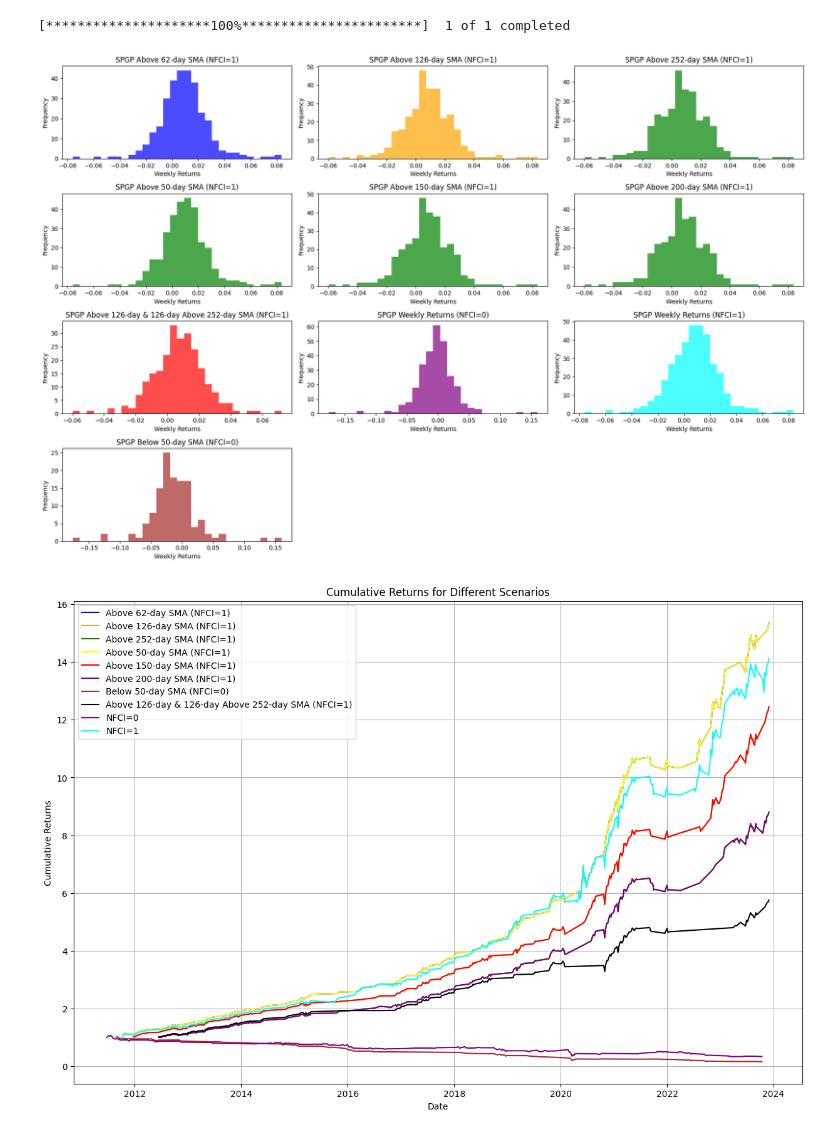
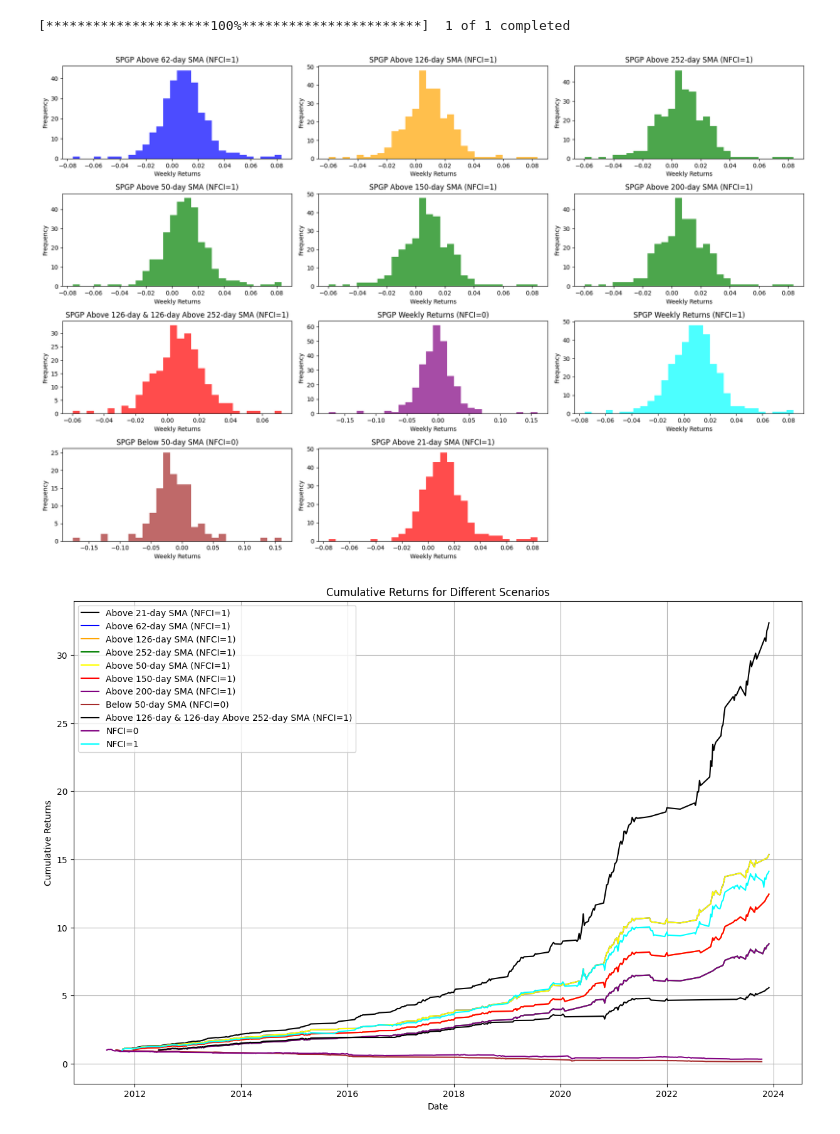
Before and after one commit to dkn-maida/farscape-investment, a Jupyter notebook: usa/sma_filter.ipynb, the cells around one changed output. Cells and saved outputs as stored; diff of their text form; code cells hidden in the pictures.

```diff
--- a/usa/sma_filter.ipynb
+++ b/usa/sma_filter.ipynb
@@ -17,18 +17,20 @@ nfci_data['nfci_sma_14'] = nfci_data['NFCI'].rolling(window=2).mean()
 nfci_data['nfci_sma_14_shifted'] = nfci_data['nfci_sma_14'].shift(1)
 
 # Calculate the SMAs for SPGP on daily data
-sma_62 = spgp_data.rolling(window=62).mean()
-sma_126 = spgp_data.rolling(window=126).mean()
-sma_252 = spgp_data.rolling(window=252).mean()
-sma_50 = spgp_data.rolling(window=50).mean()
-sma_150 = spgp_data.rolling(window=150).mean()
-sma_200 = spgp_data.rolling(window=200).mean()
-sma_100 = spgp_data.rolling(window=100).mean()
+sma_21 = spgp_data.rolling(window=21).mean().shift()
+sma_62 = spgp_data.rolling(window=62).mean().shift()
+sma_126 = spgp_data.rolling(window=126).mean().shift()
+sma_252 = spgp_data.rolling(window=252).mean().shift()
+sma_50 = spgp_data.rolling(window=50).mean().shift()
+sma_150 = spgp_data.rolling(window=150).mean().shift()
+sma_200 = spgp_data.rolling(window=200).mean().shift()
+sma_100 = spgp_data.rolling(window=100).mean().shift()
 
 # Resample SPGP data and SMA data to weekly frequency
 spgp_weekly = spgp_data.resample('W-FRI').last()
 spgp_weekly_returns = spgp_weekly.pct_change()
 
+weekly_sma_21 = sma_21.resample('W-FRI').last()
 weekly_sma_62 = sma_62.resample('W-FRI').last()
 weekly_sma_126 = sma_126.resample('W-FRI').last()
 weekly_sma_252 = sma_252.resample('W-FRI').last()
@@ -44,6 +46,7 @@ aligned_nfci_data = nfci_data.reindex(spgp_weekly.index, method='ffill')
 aligned_nfci_data['signal'] = np.where(aligned_nfci_data['NFCI'] < aligned_nfci_data['nfci_sma_14_shifted'], 1, 0)
 
 # Determine the conditions for SMA and NFCI signal
+above_21 = spgp_weekly > weekly_sma_21
 above_62 = spgp_weekly > weekly_sma_62
 above_126 = spgp_weekly > weekly_sma_126
 above_252 = spgp_weekly > weekly_sma_252
@@ -57,6 +60,7 @@ nfci_signal_0 = aligned_nfci_data['signal'] == 0
 nfci_signal_1 = aligned_nfci_data['signal'] == 1
 
 # Filter the weekly returns based on the conditions
+returns_above_21 = spgp_weekly_returns[above_21 & nfci_signal_1]
 returns_above_62 = spgp_weekly_returns[above_62 & nfci_signal_1]
 returns_above_126 = spgp_weekly_returns[above_126 & nfci_signal_1]
 returns_above_252 = spgp_weekly_returns[above_252 & nfci_signal_1]
@@ -72,6 +76,12 @@ returns_nfci_1 = spgp_weekly_returns[nfci_signal_1]
 plt.figure(figsize=(18, 12))
 
 # Histograms for SMA conditions with NFCI signal 1
+plt.subplot(4, 3, 11)
+plt.hist(returns_above_21.dropna(), bins=30, alpha=0.7, color='red')
+plt.title('SPGP Above 21-day SMA (NFCI=1)')
+plt.xlabel('Weekly Returns')
+plt.ylabel('Frequency')
+
 plt.subplot(4, 3, 1)
 plt.hist(returns_above_62.dropna(), bins=30, alpha=0.7, color='blue')
 plt.title('SPGP Above 62-day SMA (NFCI=1)')
@@ -140,6 +150,7 @@ plt.show()
 
 
 # Calculate cumulative returns for each condition
+cumulative_returns_above_21 = (1 + returns_above_21).cumprod()
 cumulative_returns_above_62 = (1 + returns_above_62).cumprod()
 cumulative_returns_above_126 = (1 + returns_above_126).cumprod()
 cumulative_returns_above_252 = (1 + returns_above_252).cumprod()
@@ -153,7 +164,7 @@ cumulative_returns_nfci_1 = (1 + returns_nfci_1).cumprod()
 
 # Plot the cumulative returns
 plt.figure(figsize=(15, 10))
-
+plt.plot(cumulative_returns_above_21, label='Above 21-day SMA (NFCI=1)', color='black')
 plt.plot(cumulative_returns_above_62, label='Above 62-day SMA (NFCI=1)', color='blue')
 plt.plot(cumulative_returns_above_126, label='Above 126-day SMA (NFCI=1)', color='orange')
 plt.plot(cumulative_returns_above_252, label='Above 252-day SMA (NFCI=1)', color='green')
@@ -173,35 +184,35 @@ plt.grid(True)
 plt.show()
 
 
 #Calculate Expected Value (mean) of weekly returns for each condition
 ev_above_62 = returns_above_62.mean()
 ev_above_126 = returns_above_126.mean()
 ev_above_252 = returns_above_252.mean()
 ev_above_50 = returns_above_50.mean()
 ev_above_150 = returns_above_150.mean()
 ev_above_200 = returns_above_200.mean()
 ev_above_126_and_252 = returns_above_126_and_252.mean()
 ev_nfci_0_and_below_50 = returns_nfci_0_and_below_50.mean()
 ev_nfci_0 = returns_nfci_0.mean()
 ev_nfci_1 = returns_nfci_1.mean()
 
 # Print the Expected Values
 print(f"Expected Weekly Return (EV) when SPGP is above 62-day SMA and NFCI=1: {ev_above_62:.4f}")
 print(f"Expected Weekly Return (EV) when SPGP is above 126-day SMA and NFCI=1: {ev_above_126:.4f}")
 print(f"Expected Weekly Return (EV) when SPGP is above 252-day SMA and NFCI=1: {ev_above_252:.4f}")
 # Print the Expected Values
 print(f"Expected Weekly Return (EV) when SPGP is above 50-day SMA and NFCI=1: {ev_above_50:.4f}")
 print(f"Expected Weekly Return (EV) when SPGP is above 150-day SMA and NFCI=1: {ev_above_150:.4f}")
 print(f"Expected Weekly Return (EV) when SPGP is above 200-day SMA and NFCI=1: {ev_above_200:.4f}")
 
 print(f"Expected Weekly Return (EV) when SPGP is above 126-day SMA and 126-day SMA is above 252-day SMA and NFCI=1: {ev_above_126_and_252:.4f}")
 print(f"Expected Weekly Return (EV) when SPGP is below 50-day SMA and NFCI=0: {ev_nfci_0_and_below_50:.4f}")
 print(f"Expected Weekly Return (EV) when NFCI signal is 0: {ev_nfci_0:.4f}")
 print(f"Expected Weekly Return (EV) when NFCI signal is 1: {ev_nfci_1:.4f}")
 # %% [output]
 [*********************100%***********************]  1 of 1 completed
-[figure, old version]
+[figure, new version]
-[figure, old version]
+[figure, new version]
 Expected Weekly Return (EV) when SPGP is above 62-day SMA and NFCI=1: 0.0091
 Expected Weekly Return (EV) when SPGP is above 126-day SMA and NFCI=1: 0.0085
 Expected Weekly Return (EV) when SPGP is above 252-day SMA and NFCI=1: 0.0075
```
Also changed, not shown: parts of 1 cell of this notebook, 3 other files.
